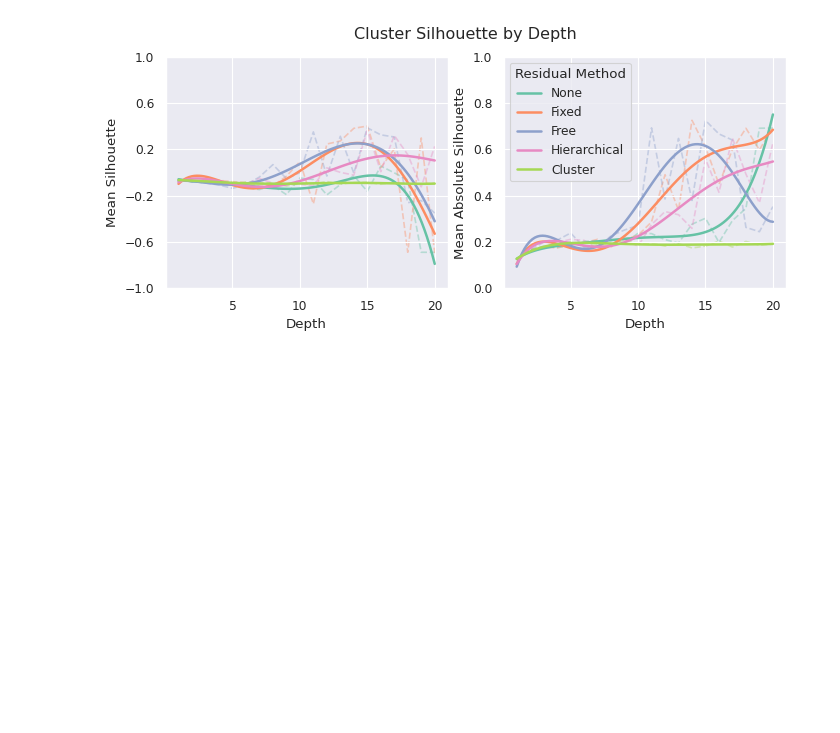
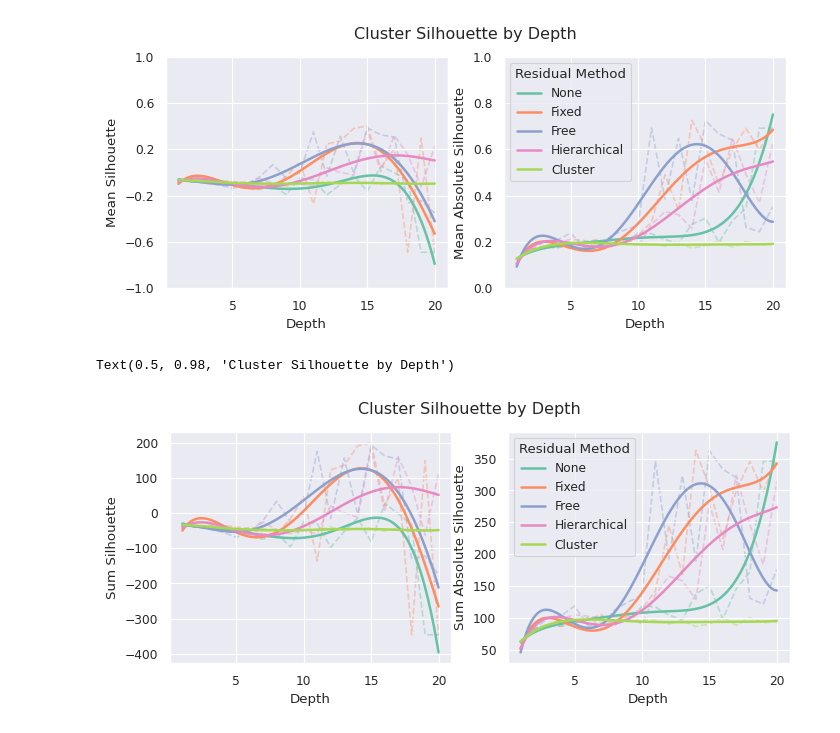
Before and after one commit to BenPrie/semantic-oversmoothing, a Jupyter notebook: convergence.ipynb, the cells around one changed output. Saved outputs shown, nothing was run; the diff lists cells and outputs as text; code cells hidden in the pictures; blank space fills up the shorter version.

```diff
--- a/convergence.ipynb
+++ b/convergence.ipynb
@@ -832,3 +850,24 @@ fig.suptitle('Cluster Silhouette by Depth')
 fig.savefig('./figures/convergence/silhouette-by-depth.pdf', bbox_inches='tight')
 # %% [output]
 [figure]
+# %%
+sns.set_style('darkgrid')
+fig, axes = plt.subplots(1, 2, figsize=(8, 3), sharex='all')
+colours = sns.color_palette('Set2', n_colors=5)
+
+[sns.regplot(data=silhouette_stats[silhouette_stats['Residual'] == residual_method], x='Depth', y='Sum Silhouette', ax=axes[0], color=colours[i], scatter=False, order=5, ci=None, label=residual_method) for i, residual_method in enumerate(silhouette_stats['Residual'].unique())]
+sns.lineplot(data=silhouette_stats, x='Depth', y='Sum Silhouette', hue='Residual', ax=axes[0], linestyle='--', alpha=.4, zorder=-1)
+axes[0].legend([], [], frameon=False)
+
+[sns.regplot(data=silhouette_stats[silhouette_stats['Residual'] == residual_method], x='Depth', y='Sum Absolute Silhouette', ax=axes[1], color=colours[i], scatter=False, order=5, ci=None, label=residual_method) for i, residual_method in enumerate(silhouette_stats['Residual'].unique())]
+sns.lineplot(data=silhouette_stats, x='Depth', y='Sum Absolute Silhouette', hue='Residual', ax=axes[1], linestyle='--', alpha=.4, zorder=-1)
+axes[1].legend(silhouette_stats['Residual'].unique(), title='Residual Method')
+
+#axes[0].set_yticks(np.arange(-1., 1.1, step=.4))
+#axes[1].set_yticks(np.arange(.0, 1.1, step=.2))
+fig.suptitle('Cluster Silhouette by Depth')
+
+#fig.savefig('./figures/convergence/silhouette-by-depth.pdf', bbox_inches='tight')
+# %% [output]
+Text(0.5, 0.98, 'Cluster Silhouette by Depth')
+[figure, added]
```
Also changed, not shown: parts of 10 cells of this notebook, 1 other file.
